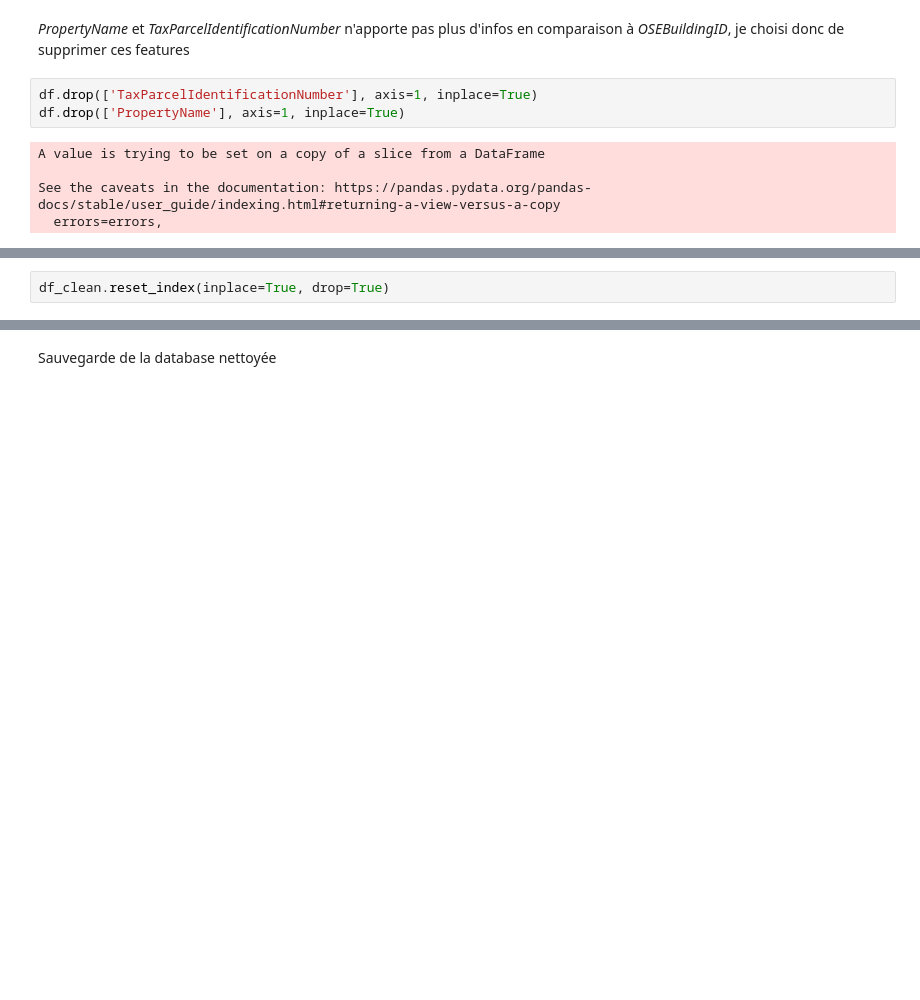
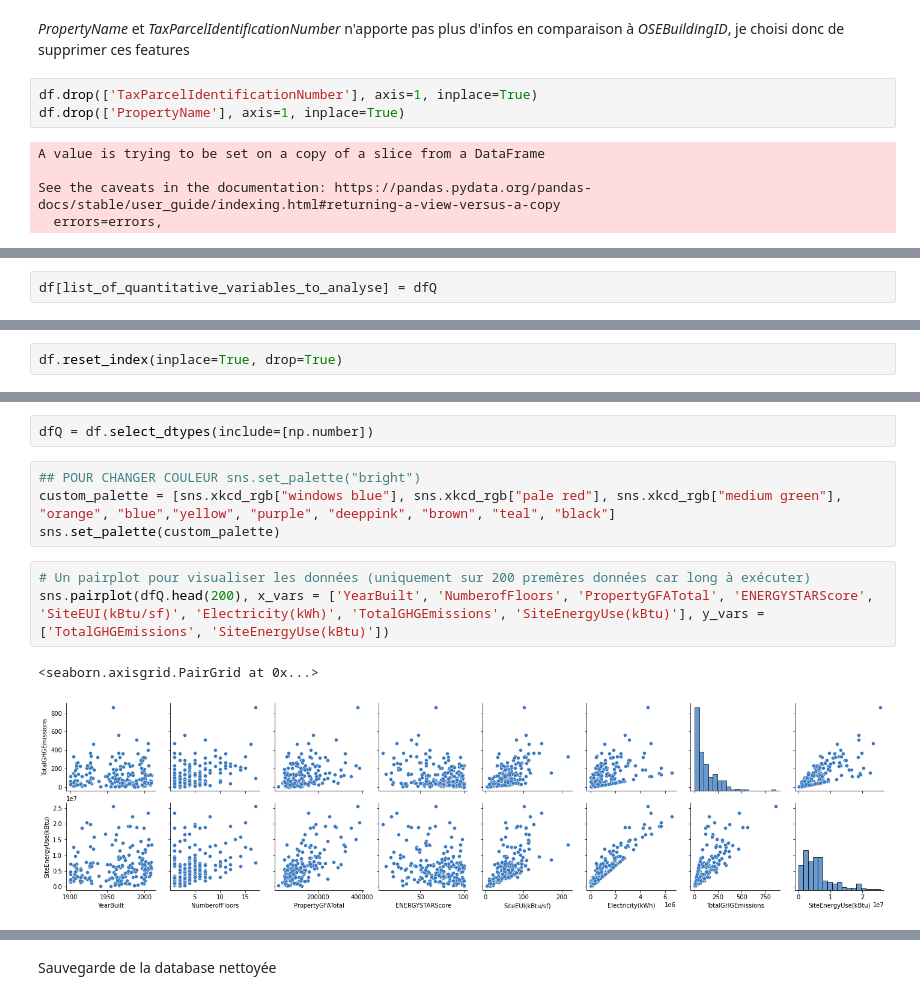
Before and after one commit to AurelienCD/Formation_OCR_Ing_Machine_Learning, a Jupyter notebook: Pélec_01_notebook.ipynb, the cells around one changed output, grey strips where cells are left out. Saved outputs shown, nothing was run; the diff lists cells and outputs as text; blank space fills up the shorter version.

```diff
--- a/Pélec_01_notebook.ipynb
+++ b/Pélec_01_notebook.ipynb
@@ -483,0 +640,2 @@ Evaluation des variables utilisables ou non pour la problématique
+# %%
+df[list_of_quantitative_variables_to_analyse] = dfQ
@@ -484,2 +648,2 @@ Evaluation des variables utilisables ou non pour la problématique
 # %%
-df_clean.reset_index(inplace=True, drop=True)
+df.reset_index(inplace=True, drop=True)
@@ -487,0 +668,12 @@ NameError: ignored
+# %%
+dfQ = df.select_dtypes(include=[np.number])
+# %%
+## POUR CHANGER COULEUR sns.set_palette("bright")
+custom_palette = [sns.xkcd_rgb["windows blue"], sns.xkcd_rgb["pale red"], sns.xkcd_rgb["medium green"], "orange", "blue","yellow", "purple", "deeppink", "brown", "teal", "black"]
+sns.set_palette(custom_palette)
+# %%
+# Un pairplot pour visualiser les données (uniquement sur 200 premères données car long à exécuter)
+sns.pairplot(dfQ.head(200), x_vars = ['YearBuilt', 'NumberofFloors', 'PropertyGFATotal', 'ENERGYSTARScore', 'SiteEUI(kBtu/sf)', 'Electricity(kWh)', 'TotalGHGEmissions', 'SiteEnergyUse(kBtu)'], y_vars = ['TotalGHGEmissions', 'SiteEnergyUse(kBtu)'])
+# %% [output]
+<seaborn.axisgrid.PairGrid at 0x...>
+[figure, added]
```
Also changed, not shown: parts of 73 cells of this notebook.
